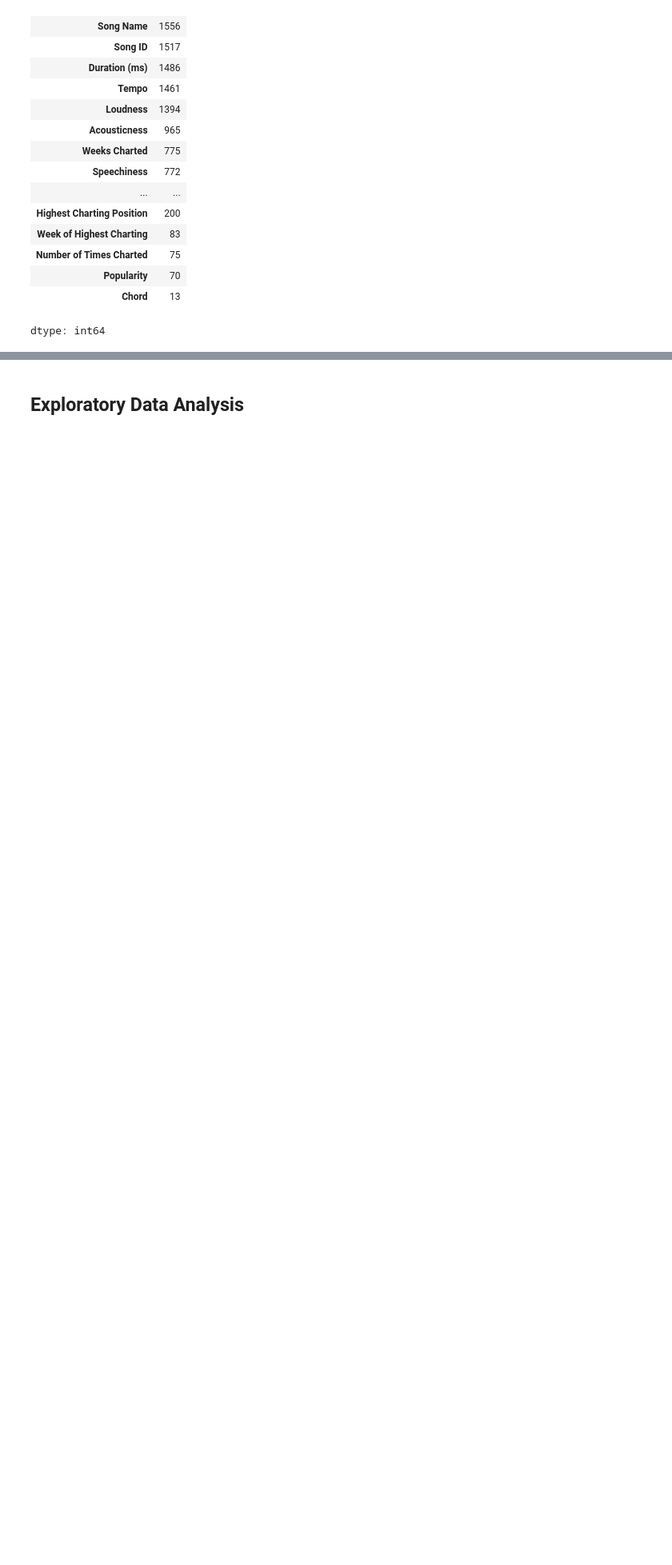
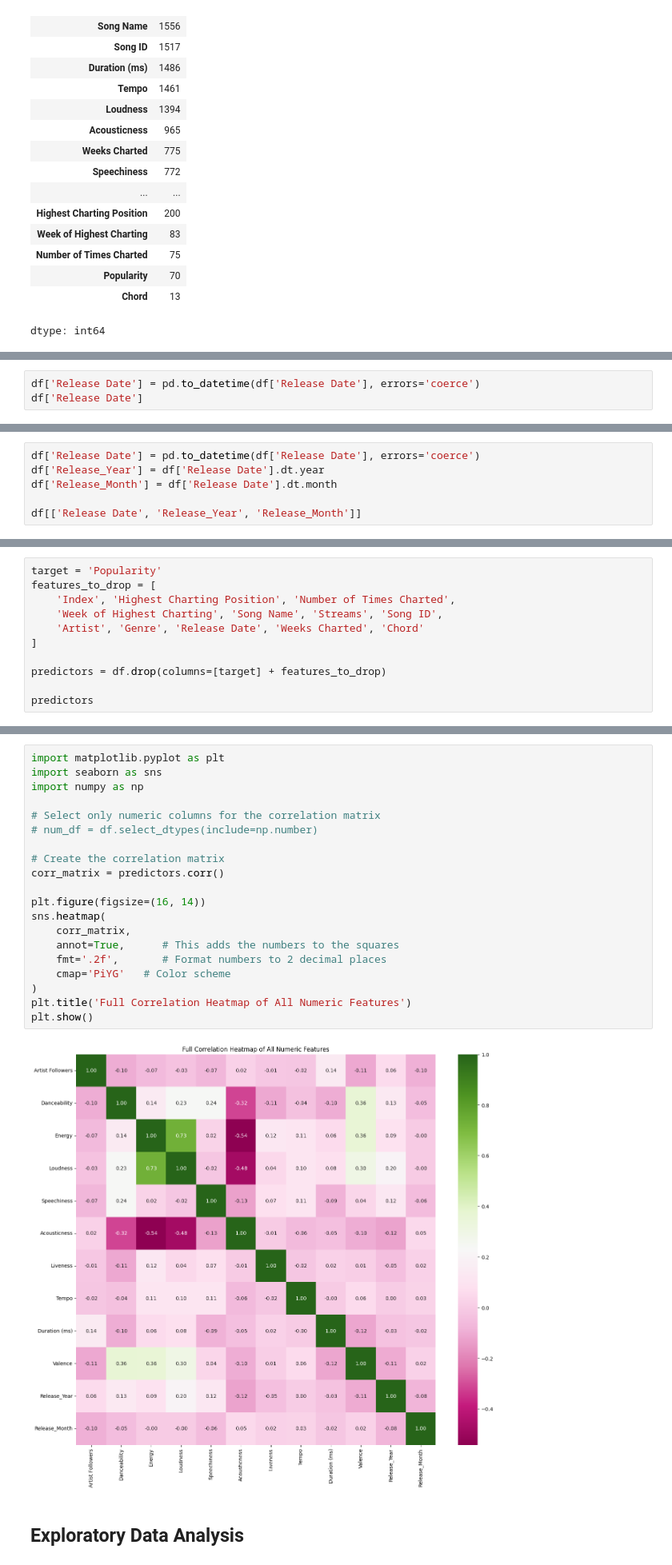
Before and after one commit to baut-jc/DDDS-My-Projects, a Jupyter notebook: Project-4/Project_4_Spotify.ipynb, the cells around one changed output, grey strips where cells are left out. Shown at 80% size. Cells and saved outputs as stored; diff of their text form; blank space fills up the shorter version.

```diff
--- a/Project-4/Project_4_Spotify.ipynb
+++ b/Project-4/Project_4_Spotify.ipynb
@@ -157,0 +265,3 @@ np.int64(0)
+# %%
+df['Release Date'] = pd.to_datetime(df['Release Date'], errors='coerce')
+df['Release Date']
@@ -157,0 +283,6 @@ np.int64(0)
+# %%
+df['Release Date'] = pd.to_datetime(df['Release Date'], errors='coerce')
+df['Release_Year'] = df['Release Date'].dt.year
+df['Release_Month'] = df['Release Date'].dt.month
+
+df[['Release Date', 'Release_Year', 'Release_Month']]
@@ -157,0 +305,11 @@ np.int64(0)
+# %%
+target = 'Popularity'
+features_to_drop = [
+    'Index', 'Highest Charting Position', 'Number of Times Charted',
+    'Week of Highest Charting', 'Song Name', 'Streams', 'Song ID',
+    'Artist', 'Genre', 'Release Date', 'Weeks Charted', 'Chord'
+]
+
+predictors = df.drop(columns=[target] + features_to_drop)
+
+predictors
@@ -158,2 +330,24 @@ np.int64(0)
+# %%
+import matplotlib.pyplot as plt
+import seaborn as sns
+import numpy as np
+
+# Select only numeric columns for the correlation matrix
+# num_df = df.select_dtypes(include=np.number)
+
+# Create the correlation matrix
+corr_matrix = predictors.corr()
+
+plt.figure(figsize=(16, 14))
+sns.heatmap(
+    corr_matrix,
+    annot=True,      # This adds the numbers to the squares
+    fmt='.2f',       # Format numbers to 2 decimal places
+    cmap='PiYG'   # Color scheme
+)
+plt.title('Full Correlation Heatmap of All Numeric Features')
+plt.show()
+# %% [output]
+[figure, added]
 # %% [markdown]
 ## Exploratory Data Analysis
```
Also changed, not shown: parts of 22 cells of this notebook.
